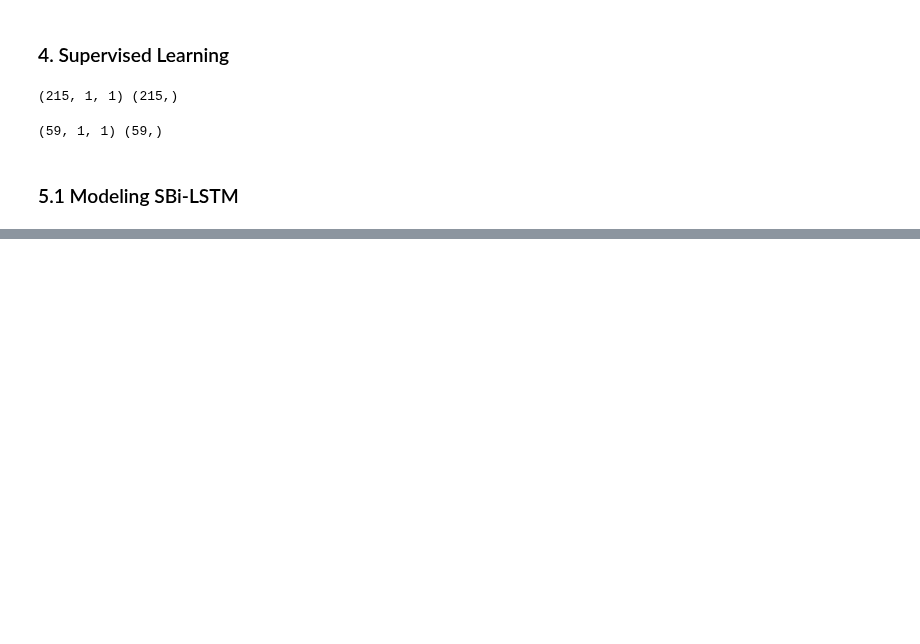
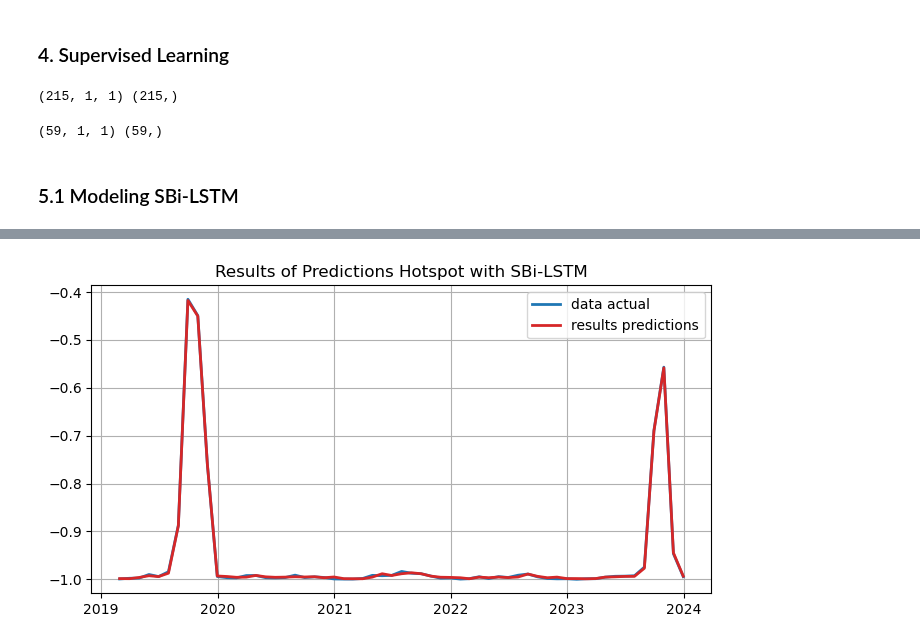
Before and after one commit to kusin/2024_BOPTN_Hopsot, a Jupyter notebook: M1.ipynb, the cells around one changed output, grey strips where cells are left out. Drawn from its saved outputs; the diff is of its cells as text; code cells hidden in the pictures; blank space fills up the shorter version.

```diff
--- a/M1.ipynb
+++ b/M1.ipynb
@@ -95,0 +123,4 @@ model
+# %%
+# Train XGBoost model on residuals
+xgb_model = xgb.XGBRegressor()
+xgb_model.fit(np.vstack(x_test), residuals)
@@ -95,0 +139,17 @@ model
+# %%
+# Predict residuals with XGBoost model
+xgb_predictions = xgb_model.predict(np.vstack(x_test))
+# %%
+
+# Combine LSTM and XGBoost predictions
+boosted_predictions = predictions[:, 0] + xgb_predictions
+# %%
+# show result predictions
+lineplot4(
+  date=np.array(dataset["acq_date"].iloc[len(y_train)+2:]),
+  ytrue=y_test,
+  ypred=boosted_predictions,
+  title="Results of Predictions Hotspot with SBi-LSTM"
+)
+# %% [output]
+[figure, added]
```
Also changed, not shown: parts of 11 cells of this notebook, 2 other files.
